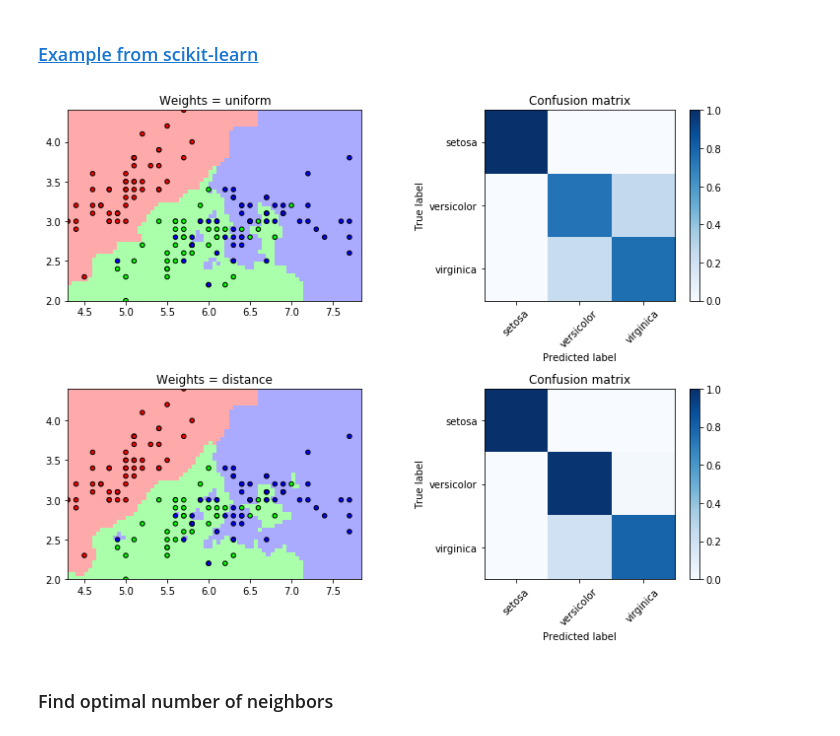
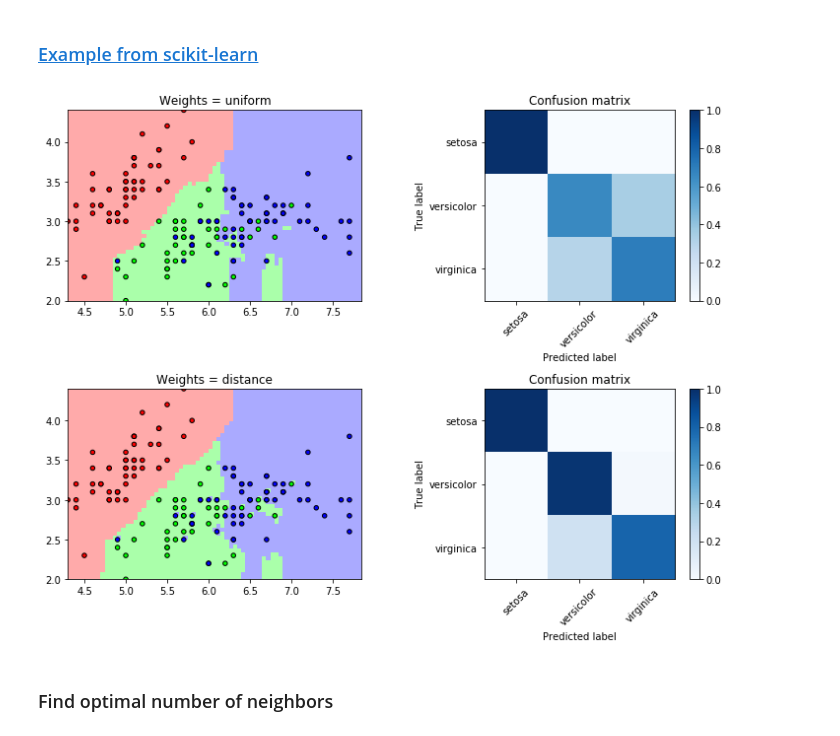
Before and after one commit to MerkulovDaniil/MerkulovDaniil.github.io, a Jupyter notebook: ml18/old_lectures/Lecture-2.ipynb, the cells around one changed output. Saved outputs shown, nothing was run; the diff lists cells and outputs as text; code cells hidden in the pictures.

```diff
--- a/ml18/old_lectures/Lecture-2.ipynb
+++ b/ml18/old_lectures/Lecture-2.ipynb
@@ -126,7 +126,7 @@ def plot_decision_boudary(ax, clf, X, y, h, title=None):
     if title is not None:
         ax.set_title(title)
 # %%
-n_neighbors = 5
+n_neighbors = 20
 
 # import some data to play with
 iris = skldata.load_iris()
@@ -134,35 +134,35 @@ iris = skldata.load_iris()
 
 X = iris.data[:, :2]
 y = iris.target
 class_names = iris.target_names
 
 # X = b_cancer.data[:, 2:4]
 # y = b_cancer.target
 # class_names = b_cancer.target_names
 
 h = .05 # step size in the mesh
 fig, axes = plt.subplots(ncols=2, nrows=2, figsize=(10, 8))
 for i, weights in enumerate(['uniform', 'distance']):
     # we create an instance of Neighbours Classifier and fit the data.
     clf = sklneighb.KNeighborsClassifier(n_neighbors, weights=weights, p=1)
     clf.fit(X, y)
     plot_decision_boudary(axes[i][0], clf, X, y, h,
                           "Weights = {}".format(weights))
     cm = sklmetrics.confusion_matrix(y, clf.predict(X))
     cm = cm.astype('float') / cm.sum(axis=1)[:, np.newaxis]
     im = axes[i][1].imshow(cm, cmap=plt.cm.Blues)
-    axes[i][1].set_title("Confusion matrix")
+    axes[i][1]. set_title("Confusion matrix")
     axes[i][1].set_ylabel('True label')
     axes[i][1].set_xlabel('Predicted label')
     tick_marks = np.arange(len(class_names))
     axes[i][1].set_xticks(tick_marks)
     axes[i][1].set_yticks(tick_marks)
     axes[i][1].set_xticklabels(class_names, rotation=45)
     axes[i][1].set_yticklabels(class_names)
     fig.colorbar(im, ax=axes[i][1])
 fig.tight_layout()
 # %% [output]
-[figure, old version]
+[figure, new version]
 # %% [markdown]
 ### Find optimal number of neighbors
 # %%
```
Also changed, not shown: parts of 8 cells of this notebook, 3 other files.
